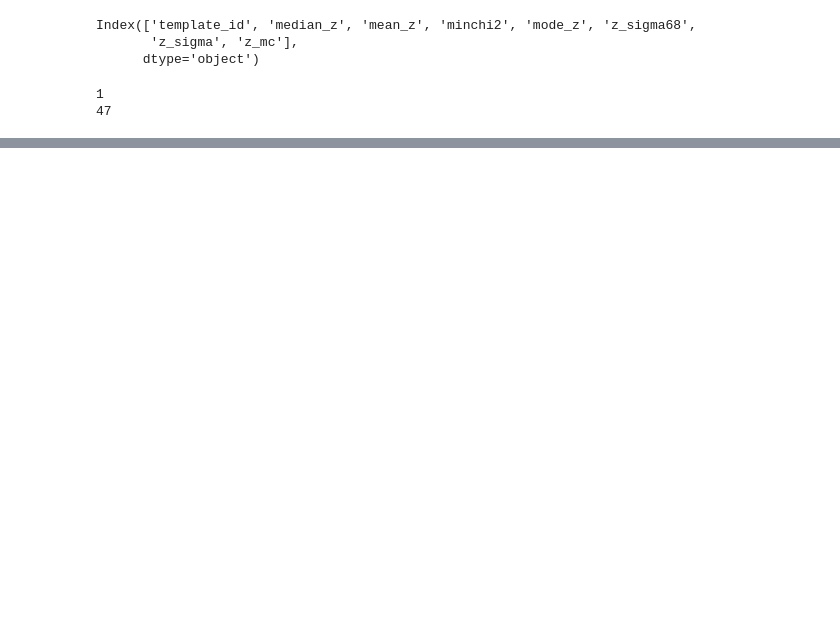
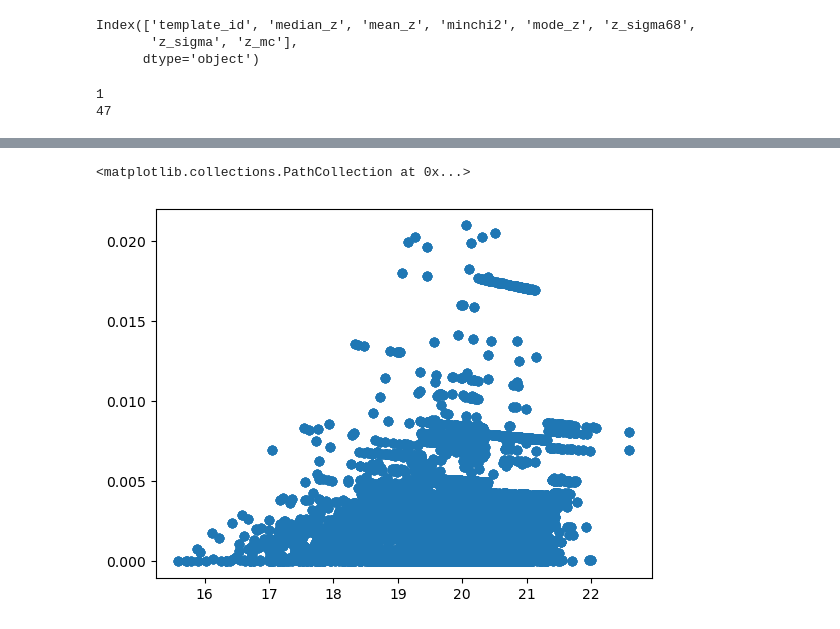
Before and after one commit to bingyanliang/stat-775-final, a Jupyter notebook: hierarchical-regression/regression-model.ipynb, the cells around one changed output, grey strips where cells are left out. Saved outputs shown, nothing was run; the diff lists cells and outputs as text; code cells hidden in the pictures; blank space fills up the shorter version.

```diff
--- a/hierarchical-regression/regression-model.ipynb
+++ b/hierarchical-regression/regression-model.ipynb
@@ -97,0 +99,2 @@ plt.draw()
+# %%
+data_mags = pd.read_csv("data_mags_50000.csv")
@@ -97,0 +110,11 @@ plt.draw()
+# %%
+median_z = data_mags["median_z"]
+mag_sersic = data_mags["mag_sersic_i"]
+mag_cal = data_mags["mag_cal_i"]
+# %%
+mag_ratio = np.abs(mag_cal) / mag_sersic
+# %%
+plt.scatter(mag_sersic, mag_ratio)
+# %% [output]
+<matplotlib.collections.PathCollection at 0x...>
+[figure, added]
```
Also changed, not shown: parts of 10 cells of this notebook.
